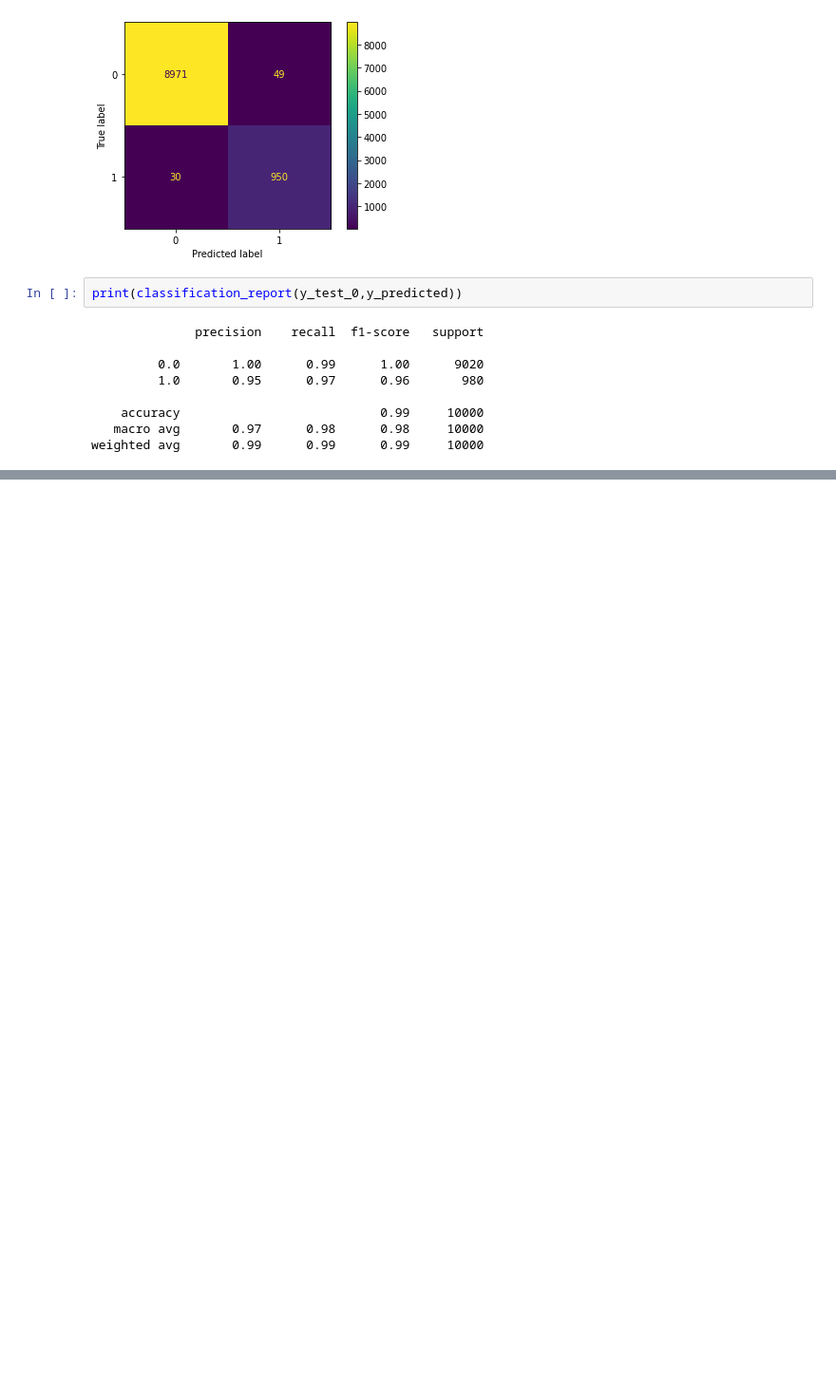
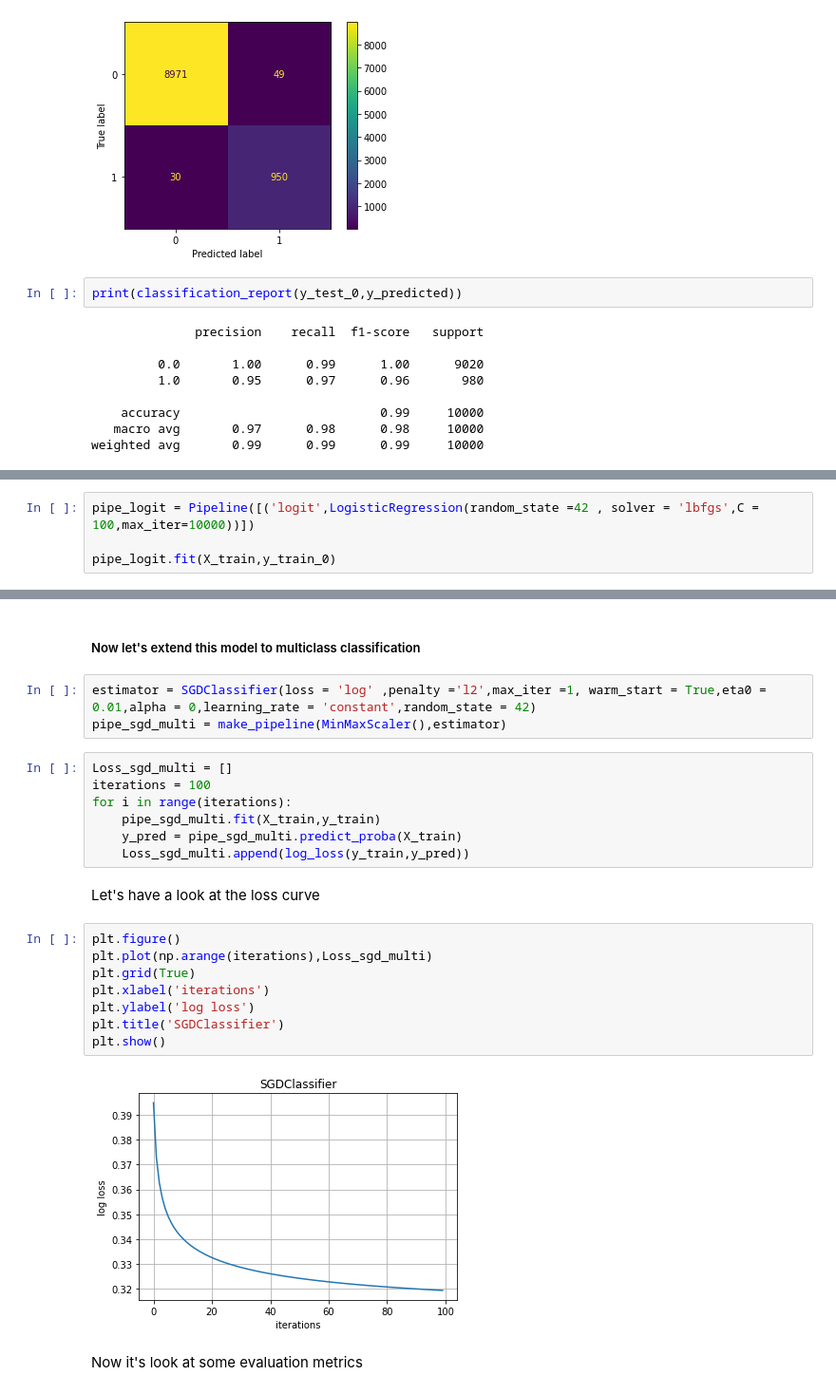
Before and after one commit to sudiptoCO/MNIST_classifier, a Jupyter notebook: MNIST_using_SGDcf.ipynb, the cells around one changed output, grey strips where cells are left out. Shown at 95% size. Cells and saved outputs as stored; diff of their text form; blank space fills up the shorter version.

```diff
--- a/MNIST_using_SGDcf.ipynb
+++ b/MNIST_using_SGDcf.ipynb
@@ -147,0 +157,4 @@ weighted avg       0.99      0.99      0.99     10000
+# %%
+pipe_logit = Pipeline([('logit',LogisticRegression(random_state =42 , solver = 'lbfgs',C = 100,max_iter=10000))])
+
+pipe_logit.fit(X_train,y_train_0)
@@ -147,0 +177,26 @@ weighted avg       0.99      0.99      0.99     10000
+# %% [markdown]
+##### Now let's extend this model to multiclass classification
+# %%
+estimator = SGDClassifier(loss = 'log' ,penalty ='l2',max_iter =1, warm_start = True,eta0 = 0.01,alpha = 0,learning_rate = 'constant',random_state = 42)
+pipe_sgd_multi = make_pipeline(MinMaxScaler(),estimator)
+# %%
+Loss_sgd_multi = []
+iterations = 100
+for i in range(iterations):
+    pipe_sgd_multi.fit(X_train,y_train)
+    y_pred = pipe_sgd_multi.predict_proba(X_train)
+    Loss_sgd_multi.append(log_loss(y_train,y_pred))
+# %% [markdown]
+Let's have a look at the loss curve
+# %%
+plt.figure()
+plt.plot(np.arange(iterations),Loss_sgd_multi)
+plt.grid(True)
+plt.xlabel('iterations')
+plt.ylabel('log loss')
+plt.title('SGDClassifier')
+plt.show()
+# %% [output]
+[figure, added]
+# %% [markdown]
+Now it's look at some evaluation metrics
```
Also changed, not shown: parts of 10 cells of this notebook.
